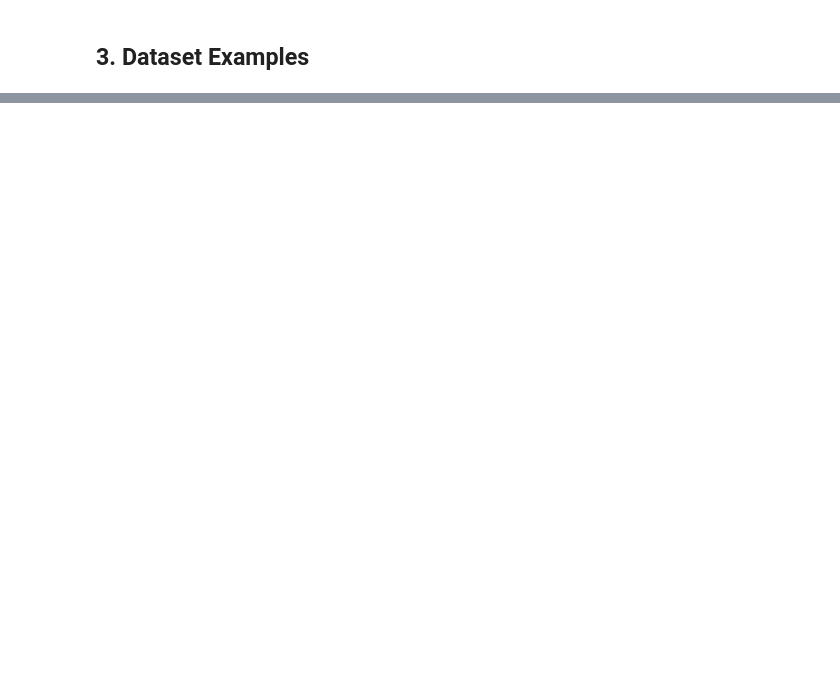
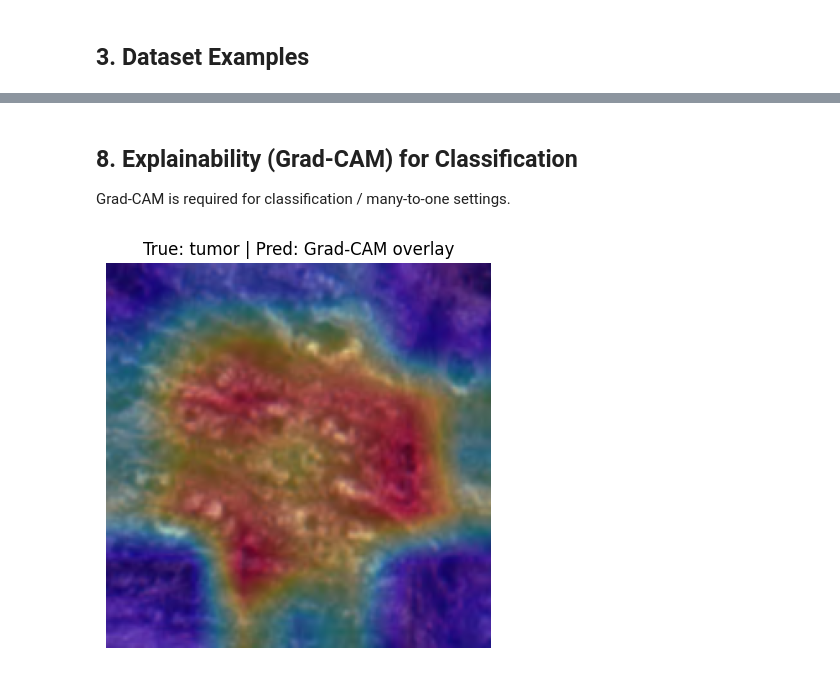
Before and after one commit to iliaszaki/AI_Health_MiniProject, a Jupyter notebook: AI_Health_MiniProject_ZAKI_SPENCER_ABDELKAFI.ipynb, the cells around one changed output, grey strips where cells are left out. Saved outputs shown, nothing was run; the diff lists cells and outputs as text; code cells hidden in the pictures; blank space fills up the shorter version.

Commit message:
update: poids v2 + notebook avec outputs Colab

```diff
--- a/AI_Health_MiniProject_ZAKI_SPENCER_ABDELKAFI.ipynb
+++ b/AI_Health_MiniProject_ZAKI_SPENCER_ABDELKAFI.ipynb
@@ -625,0 +309,8 @@ print(f'\nCreated {zip_name}')
+# %%
+EPOCHS_VIT = 12
+callbacks_vit = [
+    keras.callbacks.EarlyStopping(monitor='val_accuracy', patience=4, restore_best_weights=True),
+    keras.callbacks.ModelCheckpoint('vit_model.keras', monitor='val_accuracy', save_best_only=True),
+]
+
+history_vit = vit_model.fit(ds_train, validation_data=ds_val, epochs=EPOCHS_VIT, callbacks=callbacks_vit)
@@ -625,0 +374,9 @@ print(f'\nCreated {zip_name}')
+# %%
+best_name = results.iloc[0]['model']
+best_model = cnn_model if best_name == 'CNN' else vit_model
+
+print('Best model by validation macro-F1:', best_name)
+test_metrics, y_true_test, y_pred_test = evaluate_model(best_model, ds_test, name=f'{best_name} (test)')
+
+print('\nClassification report (test):')
+print(classification_report(y_true_test, y_pred_test, target_names=class_names, zero_division=0))
@@ -625,0 +402,44 @@ print(f'\nCreated {zip_name}')
+# %% [markdown]
+## 8. Explainability (Grad-CAM) for Classification
+Grad-CAM is required for classification / many-to-one settings.
+# %%
+def make_gradcam_heatmap(img_tensor, model):
+    # Tensor feature map juste avant GlobalAveragePooling2D
+    last_conv_tensor = model.get_layer('cnn_gap').input
+
+    grad_model = keras.Model(
+        inputs=model.inputs,
+        outputs=[last_conv_tensor, model.output],
+    )
+
+    with tf.GradientTape() as tape:
+        conv_outputs, preds = grad_model(img_tensor, training=False)
+        pred_index = tf.argmax(preds[0])
+        class_channel = preds[:, pred_index]
+
+    grads = tape.gradient(class_channel, conv_outputs)
+    pooled_grads = tf.reduce_mean(grads, axis=(0, 1, 2))
+
+    conv_outputs = conv_outputs[0]  # (H, W, C)
+    heatmap = tf.reduce_sum(conv_outputs * pooled_grads, axis=-1)
+    heatmap = tf.maximum(heatmap, 0) / (tf.reduce_max(heatmap) + 1e-8)
+    return heatmap.numpy()
+
+
+if 'CNN' in best_name:
+    sample_img, sample_label = next(iter(ds_test.unbatch().batch(1)))
+    heatmap = make_gradcam_heatmap(sample_img, cnn_model)
+
+    plt.figure(figsize=(5, 5))
+    plt.imshow(sample_img[0])
+    plt.imshow(
+        tf.image.resize(heatmap[..., None], (IMG_SIZE, IMG_SIZE))[..., 0],
+        cmap='jet', alpha=0.35
+    )
+    plt.title(f"True: {class_names[int(sample_label[0])]} | Pred: Grad-CAM overlay")
+    plt.axis('off')
+    plt.show()
+else:
+    print('Best model is not CNN. Grad-CAM demonstration is provided on CNN model only.')
+# %% [output]
+[figure, added]
```
Also changed, not shown: parts of 55 cells of this notebook, 2 other files.
